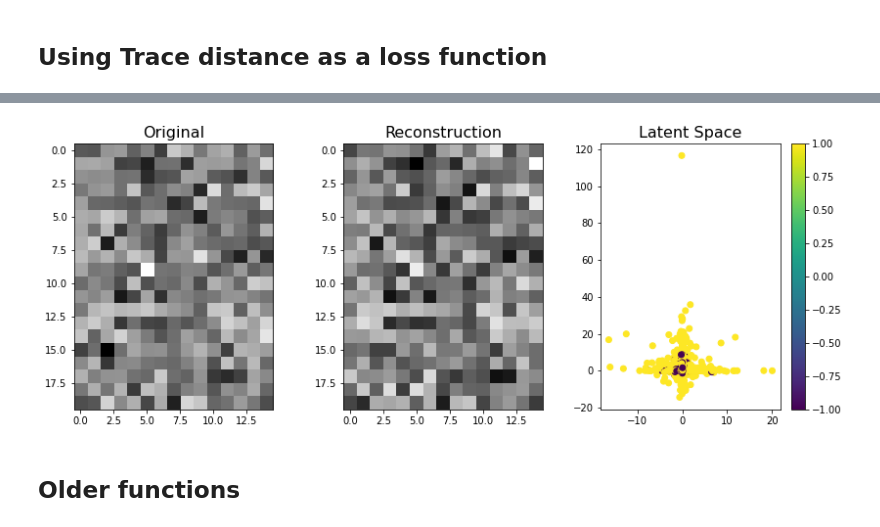
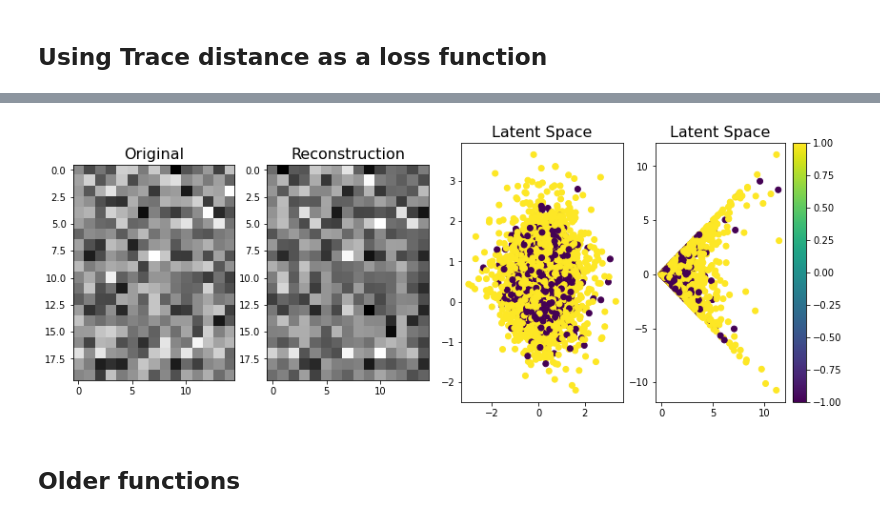
Before and after one commit to itzhr1/DM-Reconstruction, a Jupyter notebook: Reconstruct_DM.ipynb, the cells around one changed output, grey strips where cells are left out. Cells and saved outputs as stored; diff of their text form; code cells hidden in the pictures.

```diff
--- a/Reconstruct_DM.ipynb
+++ b/Reconstruct_DM.ipynb
@@ -126,27 +126,33 @@ loss_epochs = vae.training(dataset, epochs, r_loss, beta, Plotter=plotter)
 # %%
 fig = plt.figure(figsize=(14,5))
-gs = fig.add_gridspec(1, 3)
+gs = fig.add_gridspec(1, 4)
 ax1 = fig.add_subplot(gs[0, 0])
 ax2 = fig.add_subplot(gs[0, 1])
 
 ax1.imshow((X_train[0:20]), cmap="gray")
 ax1.set_title('Original', size=16)
 
 ax2.imshow(vae.predict(X_train[0:20]), cmap="gray")
 ax2.set_title('Reconstruction', size=16)
 
 
 z_mean, z_log_var, z = vae.encoder(X_test)
 z = z.numpy()
+#z[z*z<=.1]=0
 
 ax3 = fig.add_subplot(gs[0, 2])
-ims = ax3.scatter(z[:,0]*z[:,0]*z[:,0], z[:,1]*z[:,1]*z[:,1], c=Y_test)
+ims = ax3.scatter(z[:,0], z[:,1], c=Y_test)
 ax3.set_title('Latent Space', size=16)
-plt.colorbar(ims, ax=ax3)
+#plt.colorbar(ims, ax=ax3)
+
+ax4 = fig.add_subplot(gs[0, 3])
+ims = ax4.scatter(z[:,0]*z[:,0]+z[:,8]*z[:,8], z[:,0]*z[:,0]-z[:,8]*z[:,8], c=Y_test)
+ax4.set_title('Latent Space', size=16)
+plt.colorbar(ims, ax=ax4)
 
 plt.show()
 # %% [output]
-[figure, old version]
+[figure, new version]
 # %% [markdown]
 ## Older functions
 # %%
```
Also changed, not shown: parts of 3 cells of this notebook.
